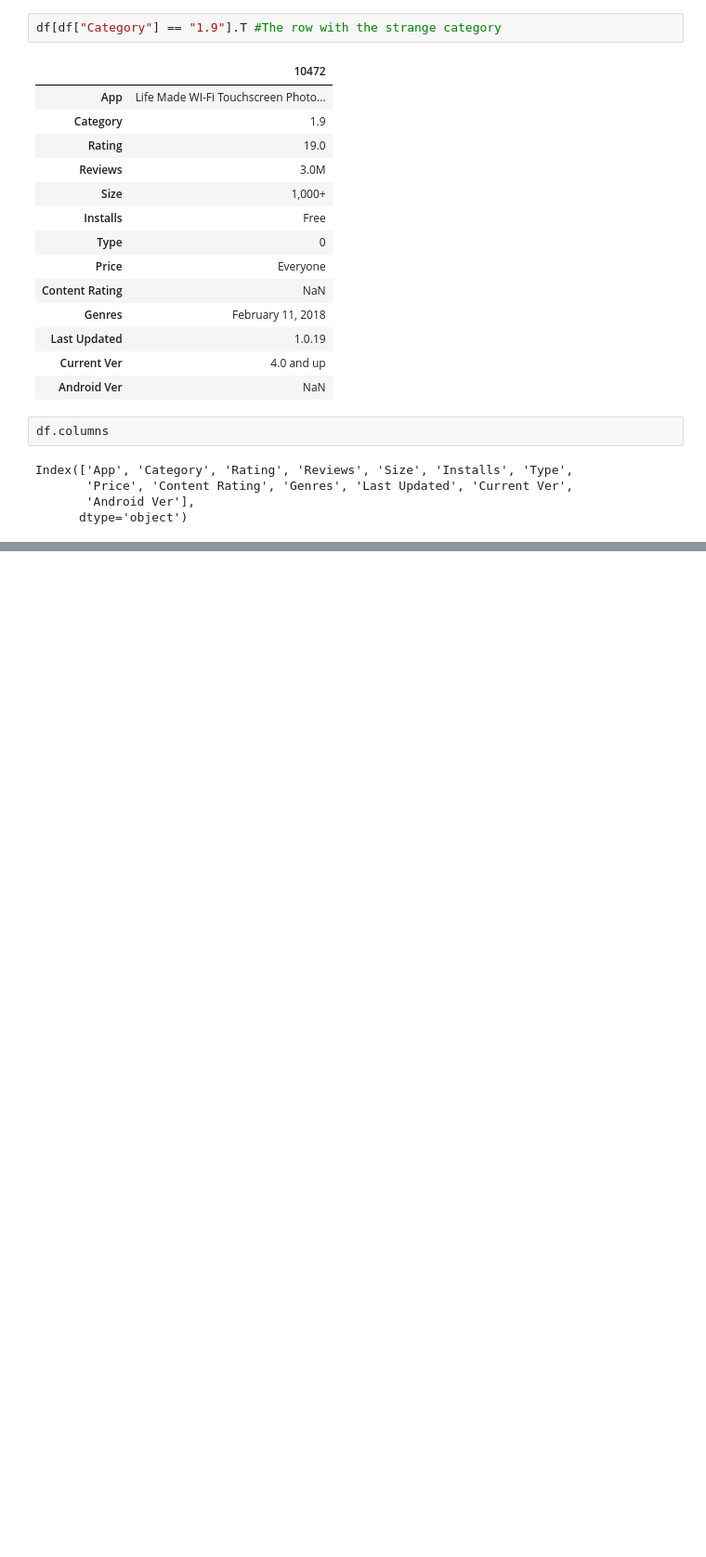
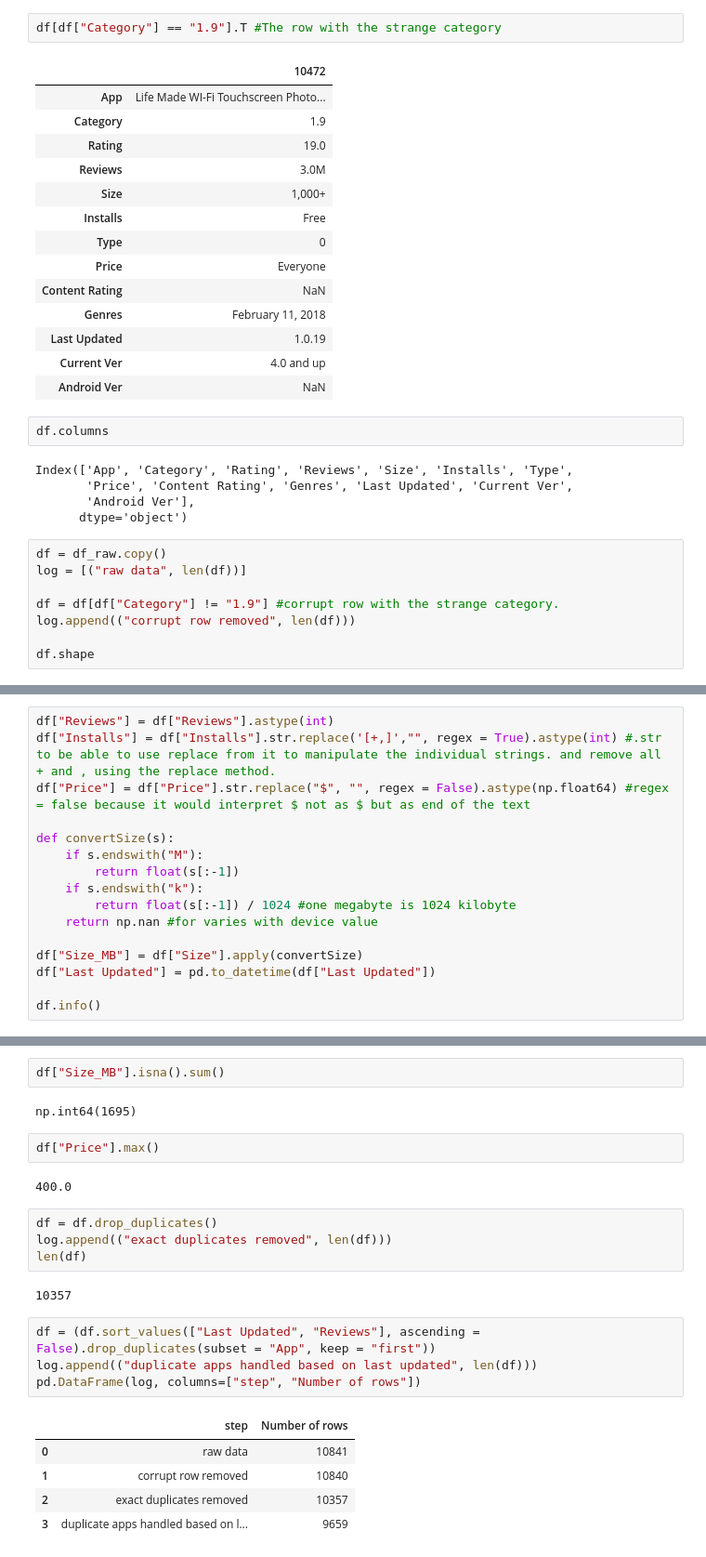
Before and after one commit to phuntshonima/CSA202--Google-play-store-apps-analysis, a Jupyter notebook: Project.ipynb, the cells around one changed output, grey strips where cells are left out. Shown at 93% size. Cells and saved outputs as stored; diff of their text form; blank space fills up the shorter version.

```diff
--- a/Project.ipynb
+++ b/Project.ipynb
@@ -199,3 +199,11 @@ Index(['App', 'Category', 'Rating', 'Reviews', 'Size', 'Installs', 'Type',
        'Price', 'Content Rating', 'Genres', 'Last Updated', 'Current Ver',
        'Android Ver'],
       dtype='object')
+# %%
+df = df_raw.copy()
+log = [("raw data", len(df))]
+
+df = df[df["Category"] != "1.9"] #corrupt row with the strange category.
+log.append(("corrupt row removed", len(df)))
+
+df.shape
@@ -201,0 +246,16 @@ Index(['App', 'Category', 'Rating', 'Reviews', 'Size', 'Installs', 'Type',
+# %%
+df["Reviews"] = df["Reviews"].astype(int)
+df["Installs"] = df["Installs"].str.replace('[+,]',"", regex = True).astype(int) #.str to be able to use replace from it to manipulate the individual strings. and remove all + and , using the replace method.
+df["Price"] = df["Price"].str.replace("$", "", regex = False).astype(np.float64) #regex = false because it would interpret $ not as $ but as end of the text
+
+def convertSize(s):
+    if s.endswith("M"):
+        return float(s[:-1])
+    if s.endswith("k"):
+        return float(s[:-1]) / 1024 #one megabyte is 1024 kilobyte
+    return np.nan #for varies with device value
+
+df["Size_MB"] = df["Size"].apply(convertSize)
+df["Last Updated"] = pd.to_datetime(df["Last Updated"])
+
+df.info()
@@ -201,0 +280,24 @@ Index(['App', 'Category', 'Rating', 'Reviews', 'Size', 'Installs', 'Type',
+# %%
+df["Size_MB"].isna().sum()
+# %% [output]
+np.int64(1695)
+# %%
+df["Price"].max()
+# %% [output]
+400.0
+# %%
+df = df.drop_duplicates()
+log.append(("exact duplicates removed", len(df)))
+len(df)
+# %% [output]
+10357
+# %%
+df = (df.sort_values(["Last Updated", "Reviews"], ascending = False).drop_duplicates(subset = "App", keep = "first"))
+log.append(("duplicate apps handled based on last updated", len(df)))
+pd.DataFrame(log, columns=["step", "Number of rows"])
+# %% [output]
+|  | step | Number of rows |
+| 0 | raw data | 10841 |
+| 1 | corrupt row removed | 10840 |
+| 2 | exact duplicates removed | 10357 |
+| 3 | duplicate apps handled based on l... | 9659 |
```
Also changed, not shown: parts of 16 cells of this notebook, 1 other file.
